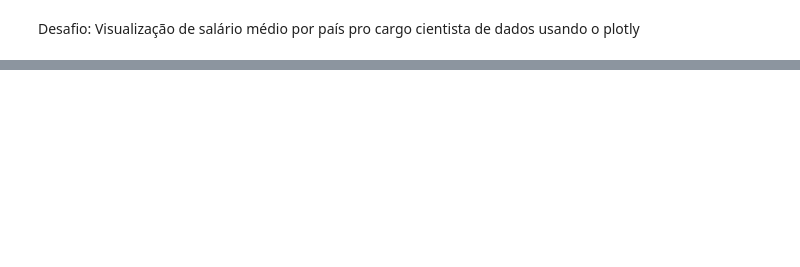
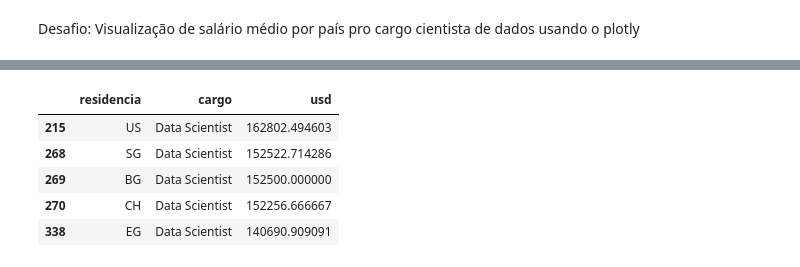
Before and after one commit to ithanara/alura-imersao-dados, a Jupyter notebook: imersao.ipynb, the cells around one changed output, grey strips where cells are left out. Cells and saved outputs as stored; diff of their text form; code cells hidden in the pictures; blank space fills up the shorter version.

```diff
--- a/imersao.ipynb
+++ b/imersao.ipynb
@@ -489,0 +513,11 @@ Desafio: Visualização de salário médio por país pro cargo cientista de dado
+# %%
+#Criar filtro
+filtro = df_desafio_media.loc[df_desafio_media['cargo']=='Data Scientist']
+filtro.head()
+# %% [output]
+|  | residencia | cargo | usd |
+| 215 | US | Data Scientist | 162802.494603 |
+| 268 | SG | Data Scientist | 152522.714286 |
+| 269 | BG | Data Scientist | 152500.000000 |
+| 270 | CH | Data Scientist | 152256.666667 |
+| 338 | EG | Data Scientist | 140690.909091 |
```
Also changed, not shown: parts of 4 cells of this notebook.
